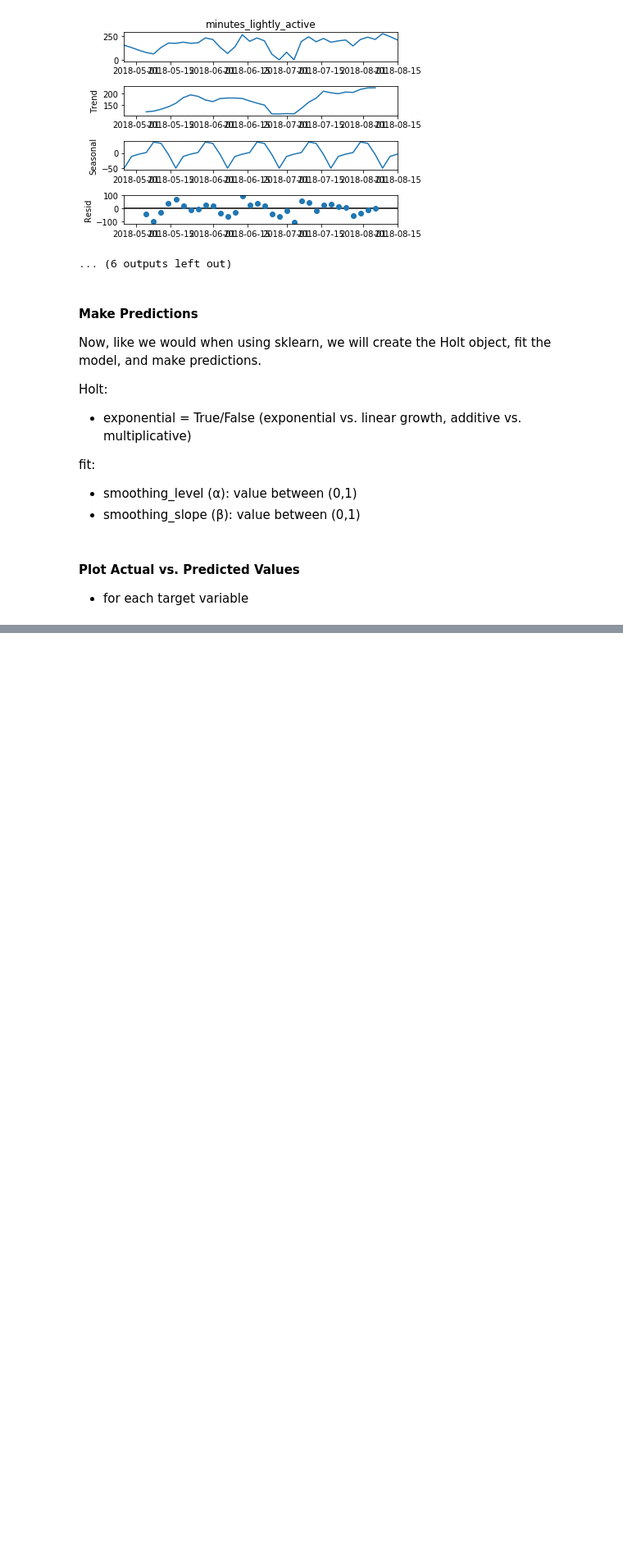
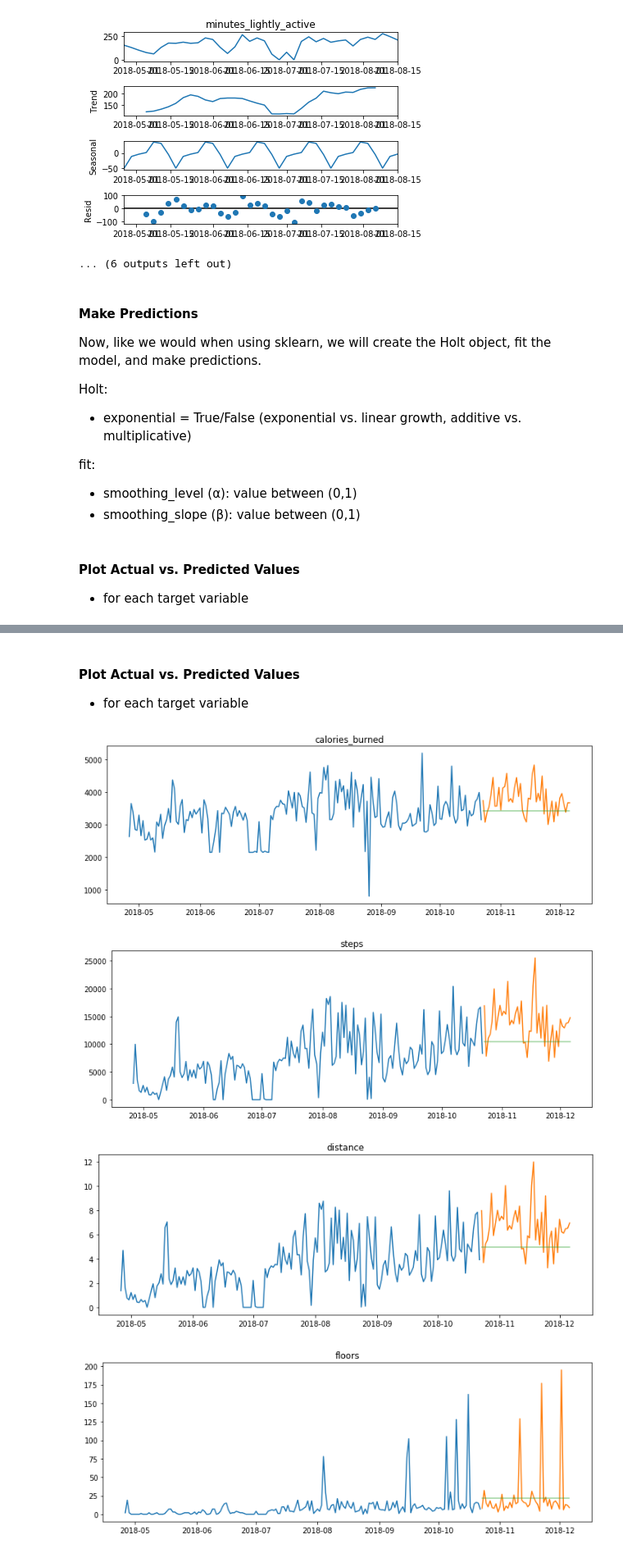
Before and after one commit to Brandon-Martinez27/fitbit_time_series_forecasting, a Jupyter notebook: model.ipynb, the cells around one changed output, grey strips where cells are left out. Shown at 82% size. Drawn from its saved outputs; the diff is of its cells as text; code cells hidden in the pictures; blank space fills up the shorter version.

```diff
--- a/model.ipynb
+++ b/model.ipynb
@@ -436,0 +491,4 @@ for col in train.columns:
+# %%
+for col in train2.columns:
+    eval_df = append_eval_df(eval_df, validate2, yhat_df, model_type = 'previous_2wks',
+                             target_var = col)
@@ -436,0 +560,8 @@ for col in train.columns:
+# %%
+train_size = int(len(df)*.8)
+test_size = int(len(df) - train_size)
+
+train = df[:train_size]
+test = df[train_size:]
+
+train.shape, test.shape
@@ -436,0 +572,9 @@ for col in train.columns:
+# %%
+period = 30
+
+d = {}
+for col in train.columns:
+    d[col] = round(train[col].rolling(period).mean().iloc[-1], 2)
+# %%
+yhat_df = make_predictions(d, test)
+yhat_df.head(3)
@@ -436,0 +587,19 @@ for col in train.columns:
+# %% [markdown]
+#### Plot Actual vs. Predicted Values
+- for each target variable
+# %%
+def final_plot(train, test, target_var):
+    plt.figure(figsize=(12,4))
+    plt.plot(train[target_var], label='train')
+    plt.plot(test[target_var], label='test')
+    plt.plot(yhat_df[target_var], alpha=.5)
+    plt.title(target_var)
+    plt.show()
+
+for col in train.columns:
+    final_plot(train, test, col)
+# %% [output]
+[figure, added]
+[figure, added]
+[figure, added]
+[figure, added]
```
Also changed, not shown: parts of 27 cells of this notebook.
